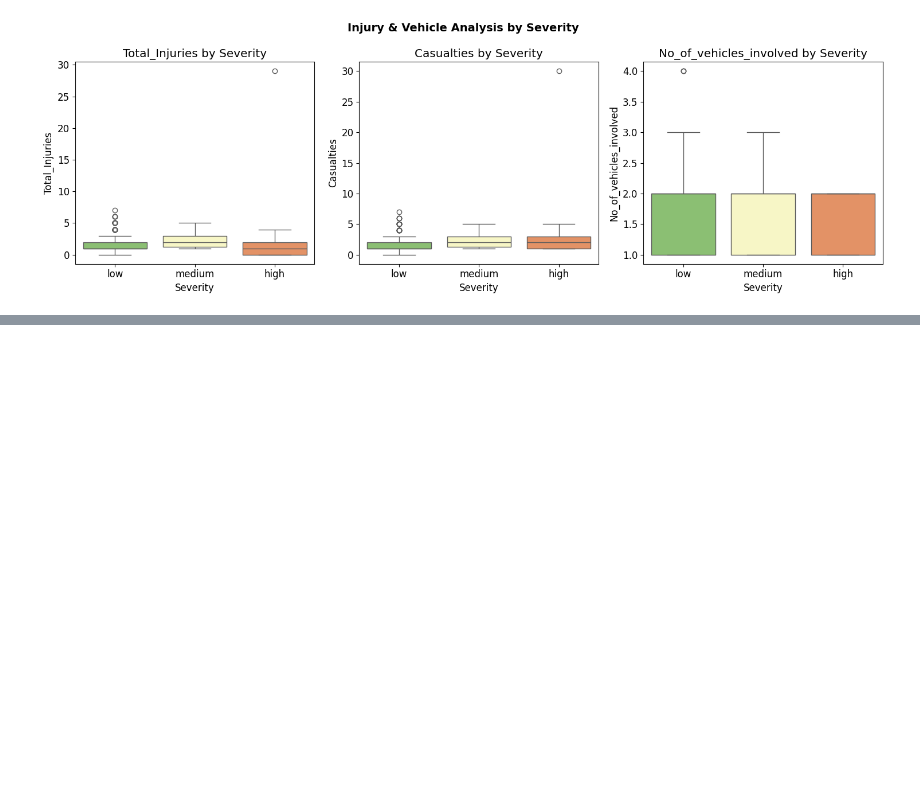
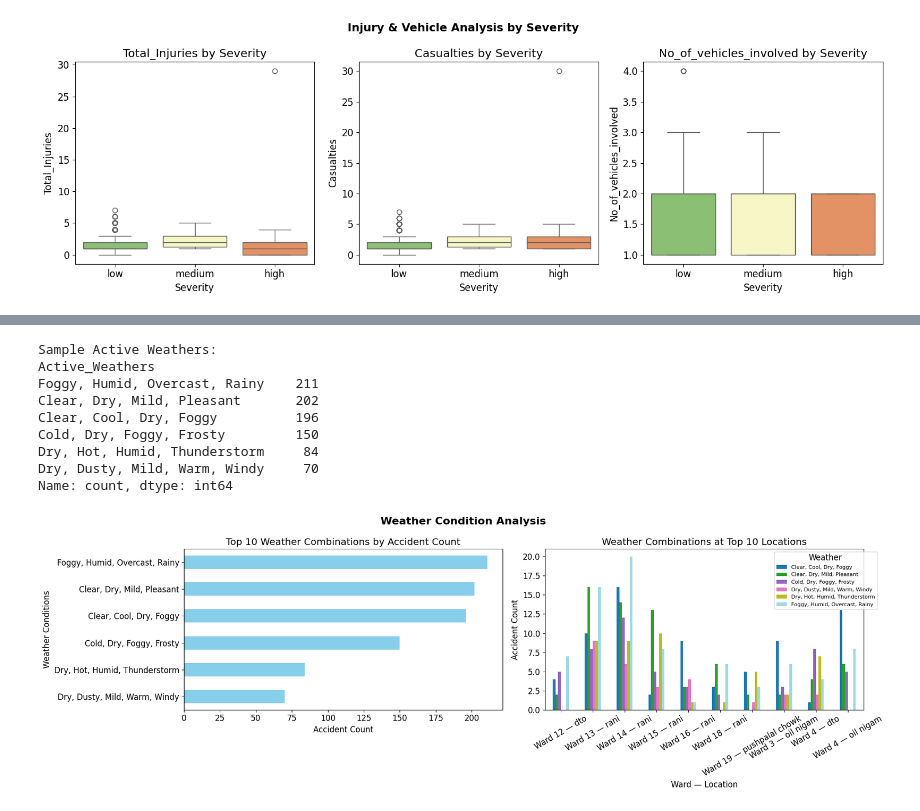
Before and after one commit to debiyani/traffic-accident-biratnagar, a Jupyter notebook: notebooks/analysis.ipynb, the cells around one changed output, grey strips where cells are left out. Cells and saved outputs as stored; diff of their text form; code cells hidden in the pictures; blank space fills up the shorter version.

```diff
--- a/notebooks/analysis.ipynb
+++ b/notebooks/analysis.ipynb
@@ -234,0 +326,53 @@ plt.show()
+# %%
+weather_cols = [col for col in df_eda.columns if col.startswith('Weather_')]
+
+# Create Active_Weathers column
+df_eda['Active_Weathers'] = df_eda[weather_cols].apply(
+    lambda row: ', '.join([
+        col.replace('Weather_', '')
+        for col in weather_cols if row[col] == 1
+    ]), axis=1
+)
+df_eda['Active_Weathers'] = df_eda['Active_Weathers'].replace('', 'Unknown')
+
+print("Sample Active Weathers:")
+print(df_eda['Active_Weathers'].value_counts().head(10))
+
+fig, axes = plt.subplots(1, 2, figsize=(18, 6))
+
+# Top weather combinations by accident count
+top_weather_combos = df_eda['Active_Weathers'].value_counts().head(10)
+top_weather_combos.plot(kind='barh', ax=axes[0], color='skyblue')
+axes[0].set_title('Top 10 Weather Combinations by Accident Count')
+axes[0].set_xlabel('Accident Count')
+axes[0].set_ylabel('Weather Conditions')
+axes[0].invert_yaxis()
+
+# Weather at top 10 locations
+top10_locations = df_eda['Ward_Location'].value_counts().head(10).index
+weather_loc = df_eda[df_eda['Ward_Location'].isin(top10_locations)]
+weather_pivot = weather_loc.groupby(
+    ['Ward_Location', 'Active_Weathers']
+).size().unstack(fill_value=0)
+
+weather_pivot.plot(kind='bar', ax=axes[1], colormap='tab20')
+axes[1].set_title('Weather Combinations at Top 10 Locations')
+axes[1].set_xlabel('Ward — Location')
+axes[1].set_ylabel('Accident Count')
+axes[1].tick_params(axis='x', rotation=30)
+axes[1].legend(title='Weather', bbox_to_anchor=(1.05, 1), fontsize=8)
+
+plt.suptitle('Weather Condition Analysis', fontsize=16, fontweight='bold')
+plt.tight_layout()
+plt.show()
+# %% [output]
+Sample Active Weathers:
+Active_Weathers
+Foggy, Humid, Overcast, Rainy    211
+Clear, Dry, Mild, Pleasant       202
+Clear, Cool, Dry, Foggy          196
+Cold, Dry, Foggy, Frosty         150
+Dry, Hot, Humid, Thunderstorm     84
+Dry, Dusty, Mild, Warm, Windy     70
+Name: count, dtype: int64
+[figure, added]
```
Also changed, not shown: parts of 9 cells of this notebook, 3 other files.
